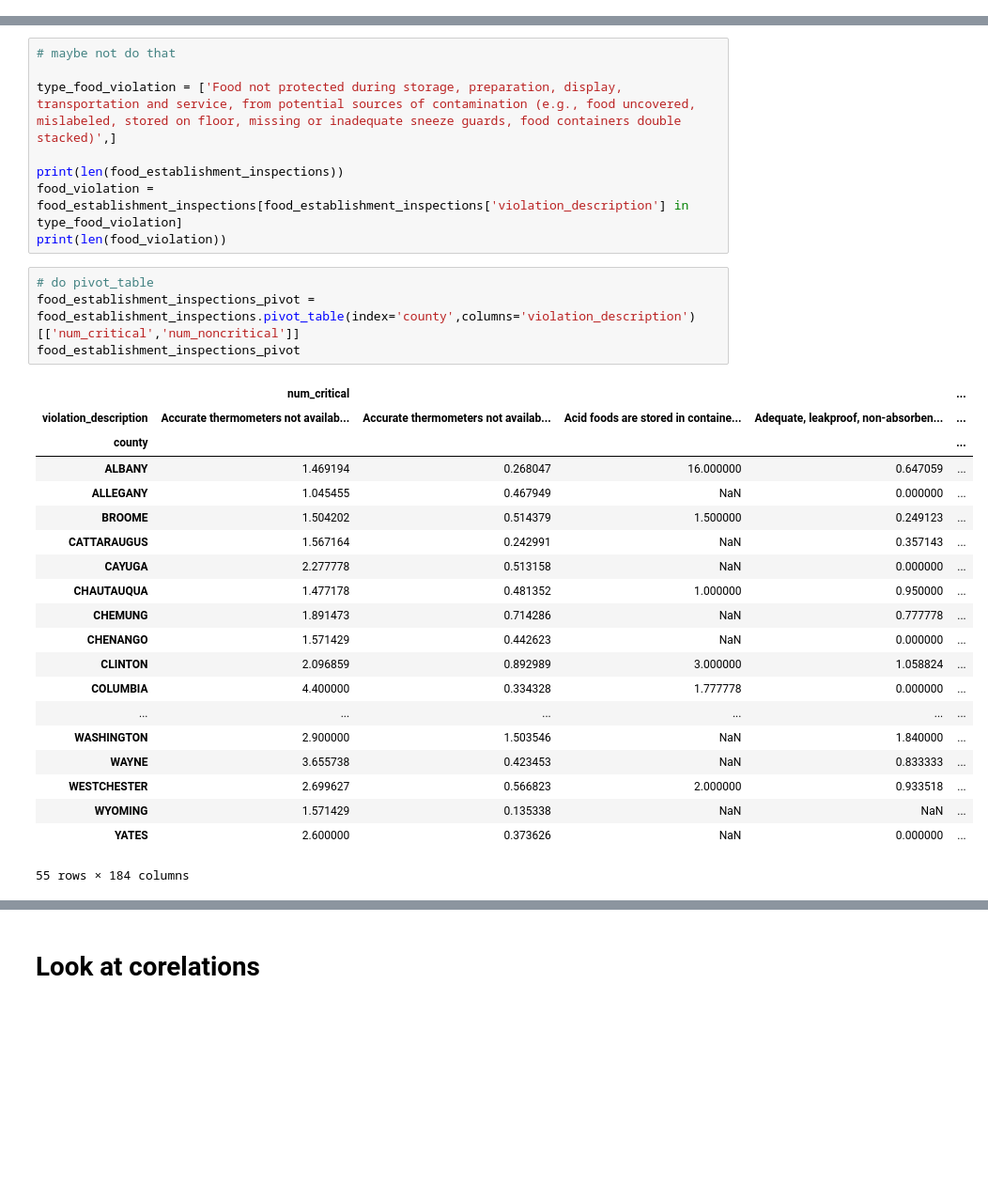
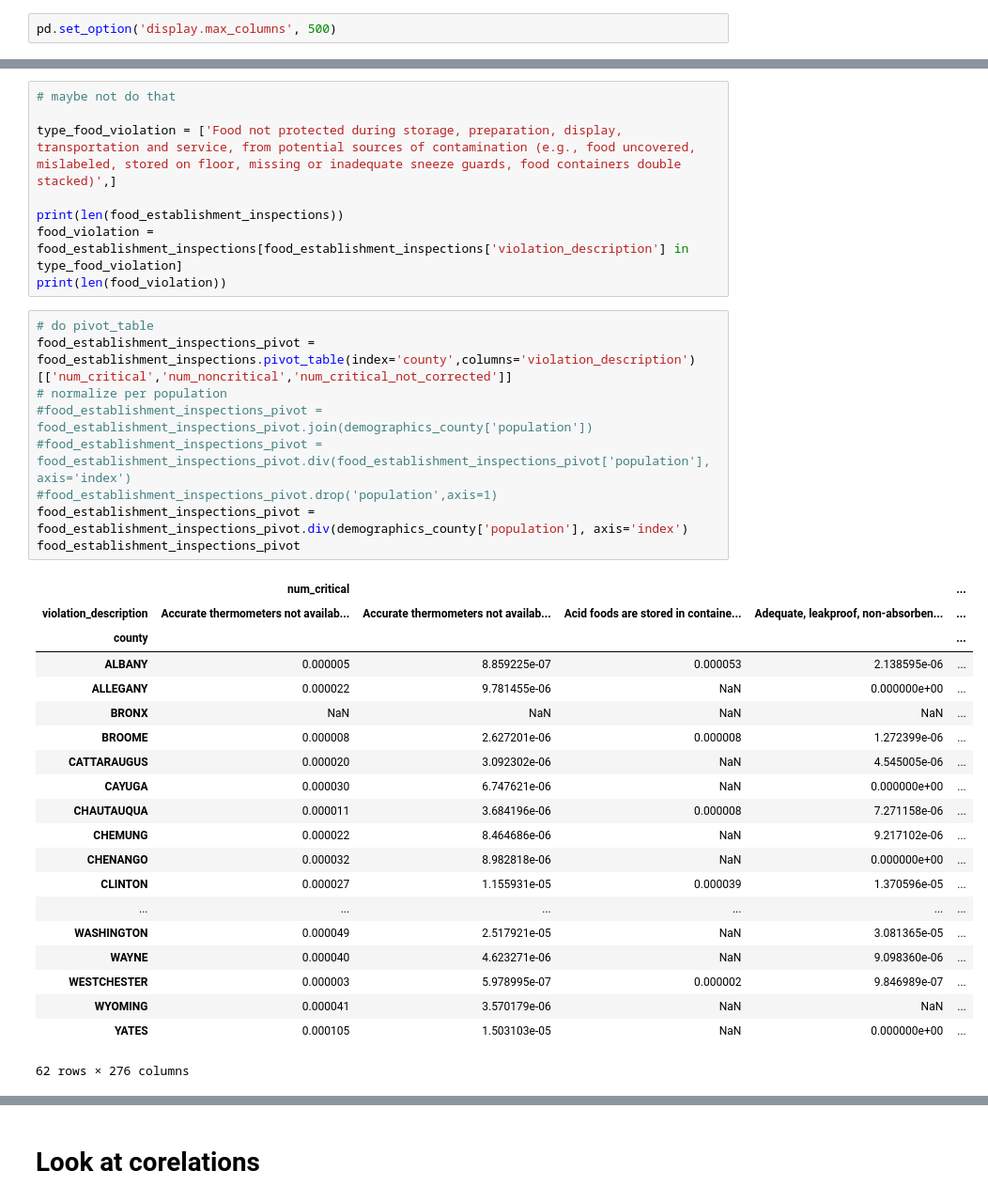
Before and after one commit to NicolasFerland/Citadel, a Jupyter notebook: Nicolas.ipynb, the cells around one changed output, grey strips where cells are left out. Shown at 94% size. Drawn from its saved outputs; the diff is of its cells as text; blank space fills up the shorter version.

```diff
--- a/Nicolas.ipynb
+++ b/Nicolas.ipynb
@@ -5,6 +5,8 @@ import numpy as np
 %matplotlib inline
 # %%
 pd.set_option('display.max_rows', 1000)
+# %%
+pd.set_option('display.max_columns', 500)
 # %% [markdown]
 # Load Data
 # %%
@@ -535,26 +539,31 @@ food_violation = food_establishment_inspections[food_establishment_inspections['
 print(len(food_violation))
 # %%
 # do pivot_table
-food_establishment_inspections_pivot = food_establishment_inspections.pivot_table(index='county',columns='violation_description')[['num_critical','num_noncritical']]
+food_establishment_inspections_pivot = food_establishment_inspections.pivot_table(index='county',columns='violation_description')[['num_critical','num_noncritical','num_critical_not_corrected']]
+# normalize per population
+#food_establishment_inspections_pivot = food_establishment_inspections_pivot.join(demographics_county['population'])
+#food_establishment_inspections_pivot = food_establishment_inspections_pivot.div(food_establishment_inspections_pivot['population'], axis='index')
+#food_establishment_inspections_pivot.drop('population',axis=1)
+food_establishment_inspections_pivot = food_establishment_inspections_pivot.div(demographics_county['population'], axis='index')
 food_establishment_inspections_pivot
 # %% [output]
 |  | num_critical |  |  |  | ... |
 | violation_description | Accurate thermometers not availab... | Accurate thermometers not availab... | Acid foods are stored in containe... | Adequate, leakproof, non-absorben... | ... |
 | county |  |  |  |  | ... |
-| ALBANY | 1.469194 | 0.268047 | 16.000000 | 0.647059 | ... |
-| ALLEGANY | 1.045455 | 0.467949 | NaN | 0.000000 | ... |
-| BROOME | 1.504202 | 0.514379 | 1.500000 | 0.249123 | ... |
-| CATTARAUGUS | 1.567164 | 0.242991 | NaN | 0.357143 | ... |
-| CAYUGA | 2.277778 | 0.513158 | NaN | 0.000000 | ... |
-| CHAUTAUQUA | 1.477178 | 0.481352 | 1.000000 | 0.950000 | ... |
-| CHEMUNG | 1.891473 | 0.714286 | NaN | 0.777778 | ... |
-| CHENANGO | 1.571429 | 0.442623 | NaN | 0.000000 | ... |
-| CLINTON | 2.096859 | 0.892989 | 3.000000 | 1.058824 | ... |
-| COLUMBIA | 4.400000 | 0.334328 | 1.777778 | 0.000000 | ... |
+| ALBANY | 0.000005 | 8.859225e-07 | 0.000053 | 2.138595e-06 | ... |
+| ALLEGANY | 0.000022 | 9.781455e-06 | NaN | 0.000000e+00 | ... |
+| BRONX | NaN | NaN | NaN | NaN | ... |
+| BROOME | 0.000008 | 2.627201e-06 | 0.000008 | 1.272399e-06 | ... |
+| CATTARAUGUS | 0.000020 | 3.092302e-06 | NaN | 4.545005e-06 | ... |
+| CAYUGA | 0.000030 | 6.747621e-06 | NaN | 0.000000e+00 | ... |
+| CHAUTAUQUA | 0.000011 | 3.684196e-06 | 0.000008 | 7.271158e-06 | ... |
+| CHEMUNG | 0.000022 | 8.464686e-06 | NaN | 9.217102e-06 | ... |
+| CHENANGO | 0.000032 | 8.982818e-06 | NaN | 0.000000e+00 | ... |
+| CLINTON | 0.000027 | 1.155931e-05 | 0.000039 | 1.370596e-05 | ... |
 | ... | ... | ... | ... | ... | ... |
-| WASHINGTON | 2.900000 | 1.503546 | NaN | 1.840000 | ... |
-| WAYNE | 3.655738 | 0.423453 | NaN | 0.833333 | ... |
-| WESTCHESTER | 2.699627 | 0.566823 | 2.000000 | 0.933518 | ... |
-| WYOMING | 1.571429 | 0.135338 | NaN | NaN | ... |
-| YATES | 2.600000 | 0.373626 | NaN | 0.000000 | ... |
+| WASHINGTON | 0.000049 | 2.517921e-05 | NaN | 3.081365e-05 | ... |
+| WAYNE | 0.000040 | 4.623271e-06 | NaN | 9.098360e-06 | ... |
+| WESTCHESTER | 0.000003 | 5.978995e-07 | 0.000002 | 9.846989e-07 | ... |
+| WYOMING | 0.000041 | 3.570179e-06 | NaN | NaN | ... |
+| YATES | 0.000105 | 1.503103e-05 | NaN | 0.000000e+00 | ... |
-55 rows × 184 columns
+62 rows × 276 columns
```
Also changed, not shown: parts of 4 cells of this notebook, 1 other file.
